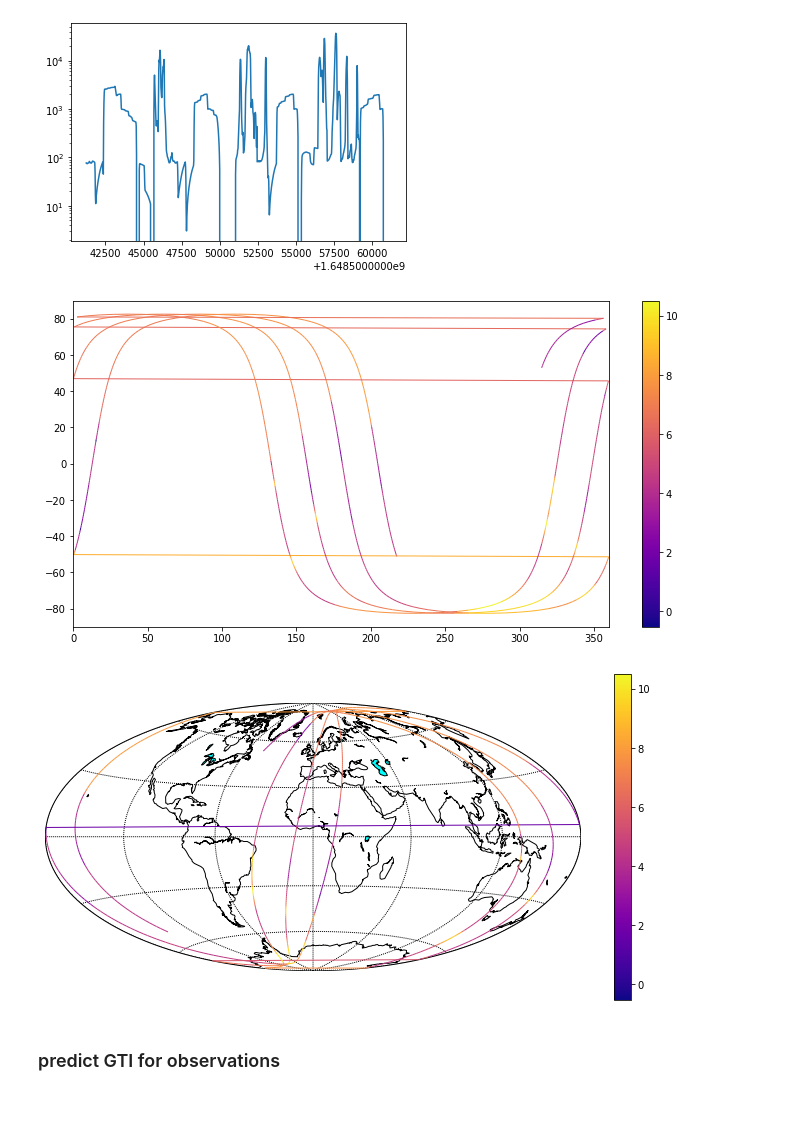
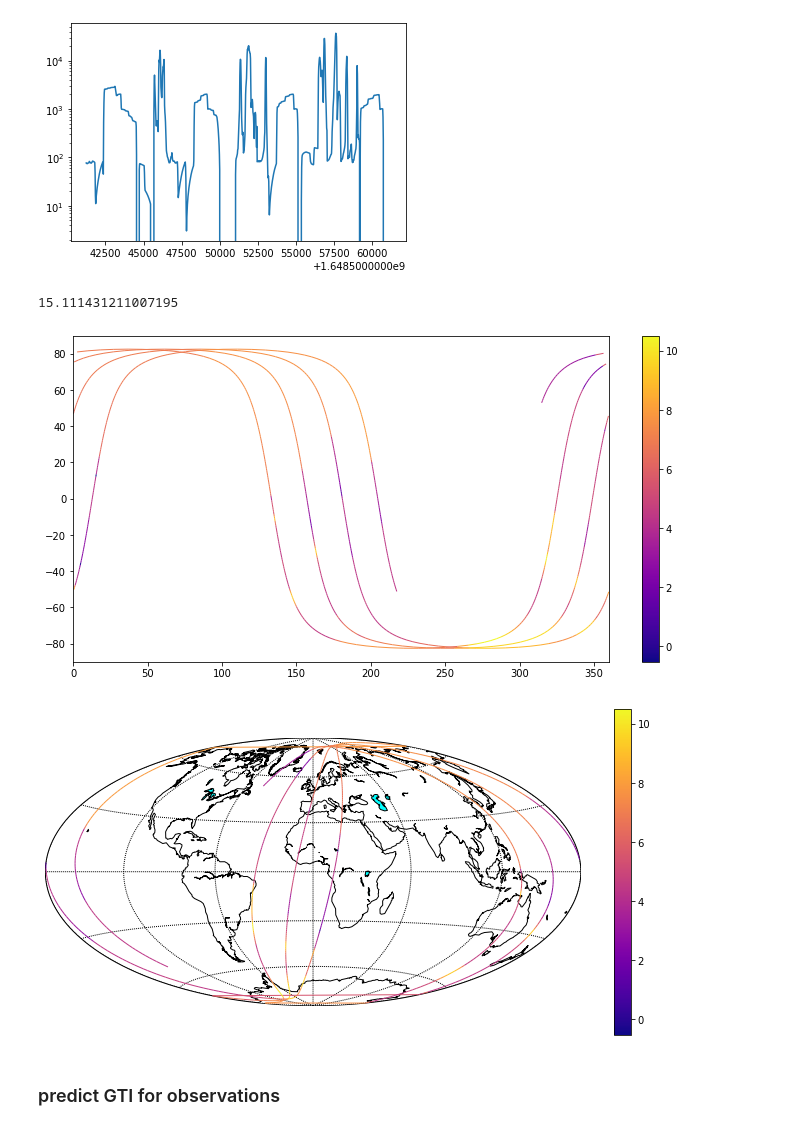
Before and after one commit to limu007/cube, a Jupyter notebook: Background_GTI.ipynb, the cells around one changed output. Cells and saved outputs as stored; diff of their text form; code cells hidden in the pictures.

```diff
--- a/Background_GTI.ipynb
+++ b/Background_GTI.ipynb
@@ -41,30 +41,36 @@ pl.semilogy(vpass[:,-1],vals)
 # %% [output]
 [<matplotlib.lines.Line2D at 0x...>]
 [figure]
+# %%
+np.log10(max(x)**2)
+# %% [output]
+15.111431211007195
 # %%
-def plotcolor(x,y,dxdy,fig=None,lims=[]):
+def plotcolor(x,y,dydx,fig=None,lims=[],maxseg=1e4):
     from matplotlib.collections import LineCollection
     from matplotlib.colors import ListedColormap, BoundaryNorm
     if fig==None:
         fig=pl.figure(figsize=(12,6))
         fig.gca()
     points = np.array([x,y]).T.reshape(-1, 1, 2)
     segments = np.concatenate([points[:-1], points[1:]], axis=1)
-
+    zz=np.array([sum((s[1]-s[0])**2) for s in segments])
+    segments=[segments[i] for i in np.where(zz<maxseg)[0]]
+    dydx=np.concatenate([dydx[:-1][zz<maxseg],dydx[-1:]])
     norm = pl.Normalize(dydx.min(), dydx.max())
     #lc = LineCollection(segments, cmap='viridis', norm=None)
     lc = LineCollection(segments, cmap='plasma', norm=norm)
     lc.set_array(dydx)
     lc.set_linewidth(1)
     line = fig.axes[0].add_collection(lc)
     fig.colorbar(line, ax=fig.axes[0])
     if len(lims)>0:
         fig.axes[0].set_xlim(0,360)
         fig.axes[0].set_ylim(-90,90)
         pl.show()
 plotcolor(vpass[:,1],vpass[:,0],np.log(np.abs(vals)),lims=[360,90])
 # %% [output]
-[figure, old version]
+[figure, new version]
 # %%
 from mpl_toolkits.basemap import Basemap
 fig=pl.figure(figsize=(12,6))
@@ -76,9 +82,9 @@ m.drawmeridians(np.arange(0.,420.,60.))
 ok=m.fillcontinents(color='white',lake_color='aqua')
 x,y=m(vpass[:,1],vpass[:,0])
 #m.plot(x,y,'r')#c=np.log(vals))
-plotcolor(x,y,np.log(np.abs(vals)),fig=fig)
+plotcolor(x,y,np.log(np.abs(vals)),fig=fig,maxseg=1e15)
 # %% [output]
-[figure, old version]
+[figure, new version]
 # %% [markdown]
 ### predict GTI for observations
 # %%
```
Also changed, not shown: parts of 3 cells of this notebook.
